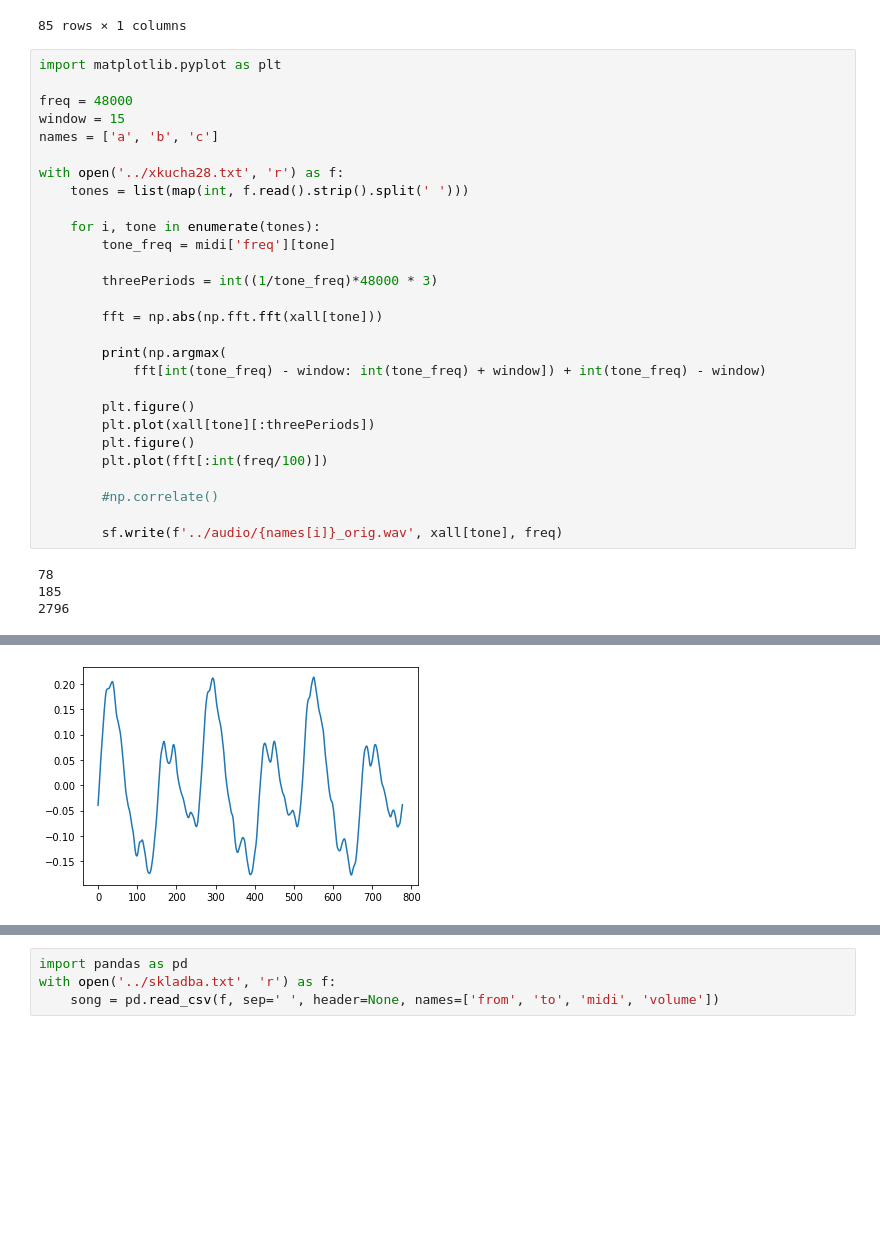
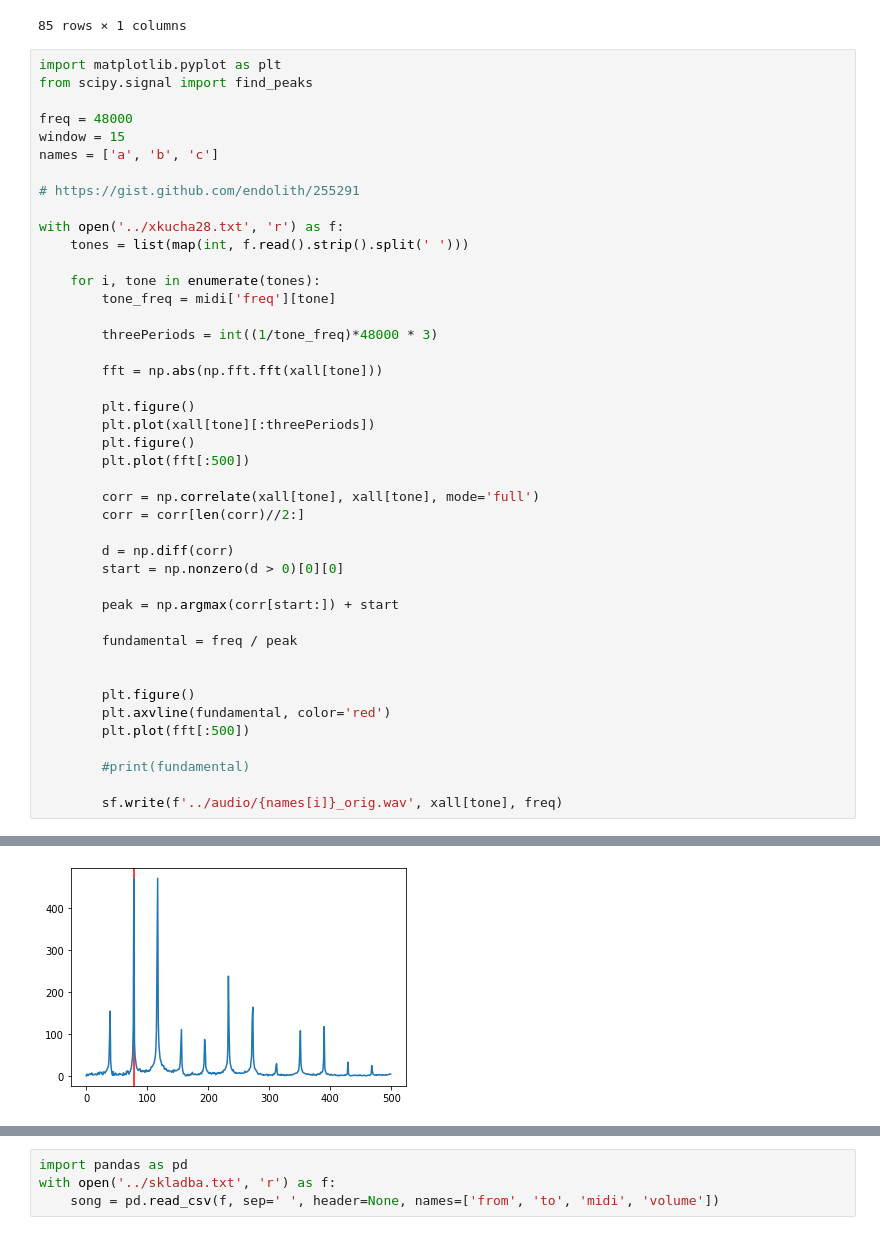
Before and after one commit to JosefKuchar/iss-project, a Jupyter notebook: src/reseni.ipynb, the cells around one changed output, grey strips where cells are left out. Saved outputs shown, nothing was run; the diff lists cells and outputs as text; blank space fills up the shorter version.

```diff
--- a/src/reseni.ipynb
+++ b/src/reseni.ipynb
@@ -45,10 +45,13 @@ midi = pd.read_csv('../midi.txt', sep='\t', header=None, index_col=0, names=['mi
 85 rows × 1 columns
 # %%
 import matplotlib.pyplot as plt
+from scipy.signal import find_peaks
 
 freq = 48000
 window = 15
 names = ['a', 'b', 'c']
+
+# https://gist.github.com/endolith/255291
 
 with open('../xkucha28.txt', 'r') as f:
     tones = list(map(int, f.read().strip().split(' ')))
@@ -60,19 +63,28 @@ with open('../xkucha28.txt', 'r') as f:
 
         fft = np.abs(np.fft.fft(xall[tone]))
 
-        print(np.argmax(
-            fft[int(tone_freq) - window: int(tone_freq) + window]) + int(tone_freq) - window)
-
         plt.figure()
         plt.plot(xall[tone][:threePeriods])
         plt.figure()
-        plt.plot(fft[:int(freq/100)])
+        plt.plot(fft[:500])
 
-        #np.correlate()
+        corr = np.correlate(xall[tone], xall[tone], mode='full')
+        corr = corr[len(corr)//2:]
+
+        d = np.diff(corr)
+        start = np.nonzero(d > 0)[0][0]
+
+        peak = np.argmax(corr[start:]) + start
+
+        fundamental = freq / peak
+
+
+        plt.figure()
+        plt.axvline(fundamental, color='red')
+        plt.plot(fft[:500])
+
+        #print(fundamental)
 
         sf.write(f'../audio/{names[i]}_orig.wav', xall[tone], freq)
 # %% [output]
-78
-185
-2796
 [figure]
@@ -80 +92 @@ with open('../xkucha28.txt', 'r') as f:
-[figure, old version]
+[figure, new version]
```
Also changed, not shown: parts of 1 cell of this notebook.
